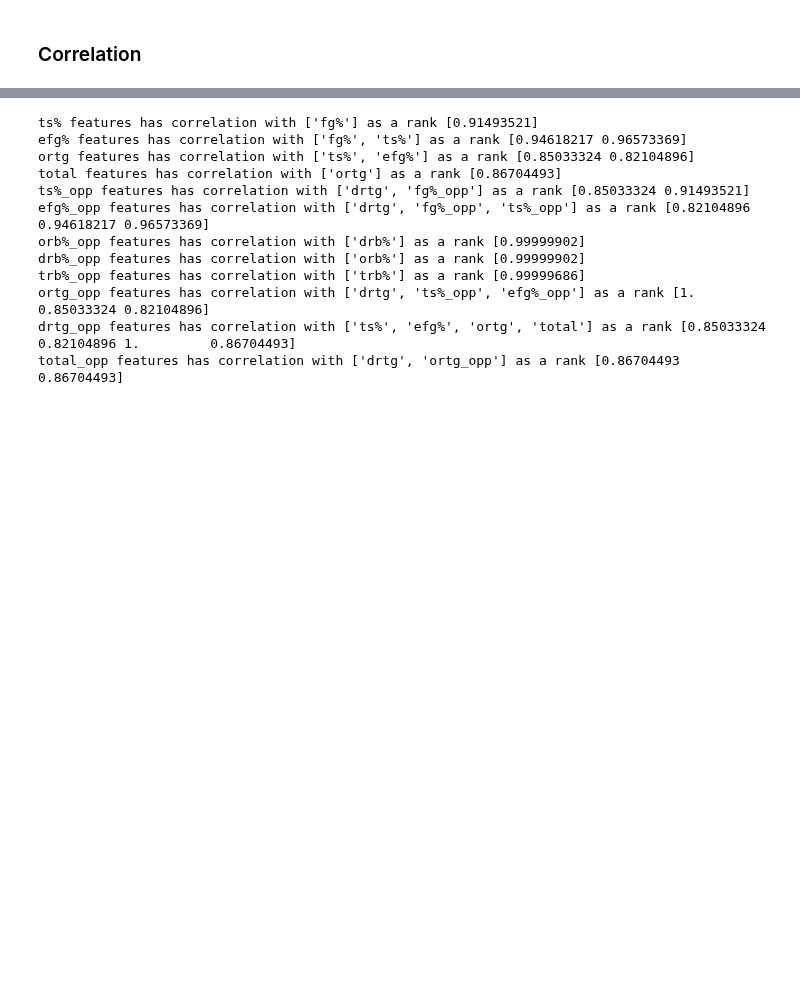
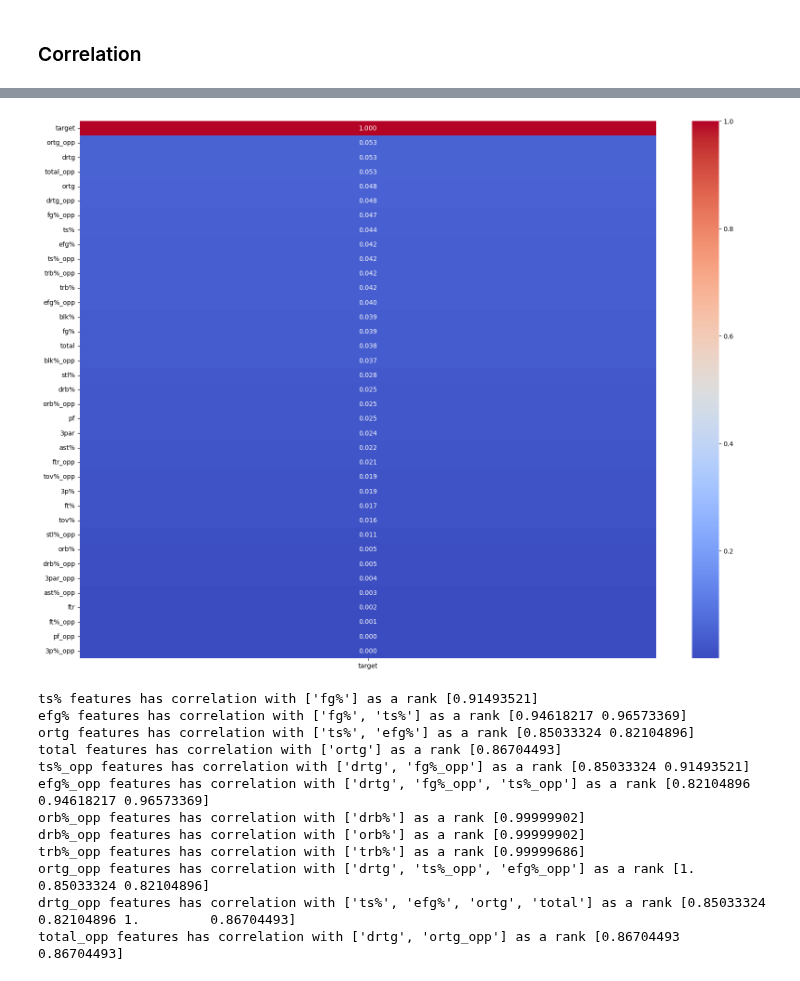
Before and after one commit to Mustafa-Er/Predict_NBA_Games, a Jupyter notebook: NBA_Data_Science_Works.ipynb, the cells around one changed output, grey strips where cells are left out. Saved outputs shown, nothing was run; the diff lists cells and outputs as text; code cells hidden in the pictures; blank space fills up the shorter version.

```diff
--- a/NBA_Data_Science_Works.ipynb
+++ b/NBA_Data_Science_Works.ipynb
@@ -156,17 +157,22 @@ class config:
     not_use_high_correlated_features = True
     use_asist_sub_steal = True
     use_opp_features = False
+
     use_lda_technique = True
+    use_pca_technique = False
+
     #use_scaling_techniques = True
+
     use_xgboost_modeling = True
     use_catboost_modeling = False
 
 
-    show_graph = False
+    show_graph = True
     fix_names = True
 
     n_splits = 5
     seed = 42
+    threshold_pca_tehnique = 0.85
 # %% [markdown]
 # UTILS
 # %%
@@ -311,9 +319,11 @@ if config.show_graph:
 # %%
 if config.show_graph:
     plt.figure(figsize = (20, 15))
-    correlations_target = df_team[numerical_features].corr().abs()[["target"]].sort_values(by = "target", ascending = False)
+    correlations_target = df_team[numerical_features + ["target"]].corr().abs()[["target"]].sort_values(by = "target", ascending = False)
     sns.heatmap(correlations_target, annot = True, fmt = ".3f", cmap = "coolwarm")
     plt.show()
+# %% [output]
+[figure, added]
 # %%
 df_team_corr = df_team[numerical_features].corr().abs()
 upper_tri_df_team = df_team_corr.where(np.triu(np.ones(df_team_corr.shape),k=1).astype("bool"))
```
Also changed, not shown: parts of 11 cells of this notebook.
